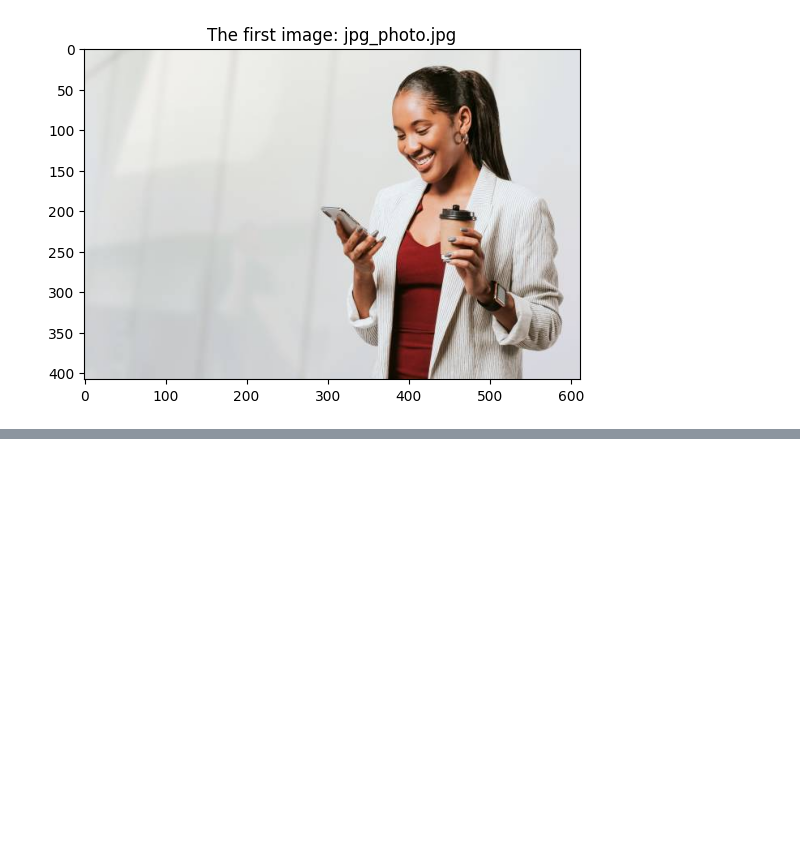
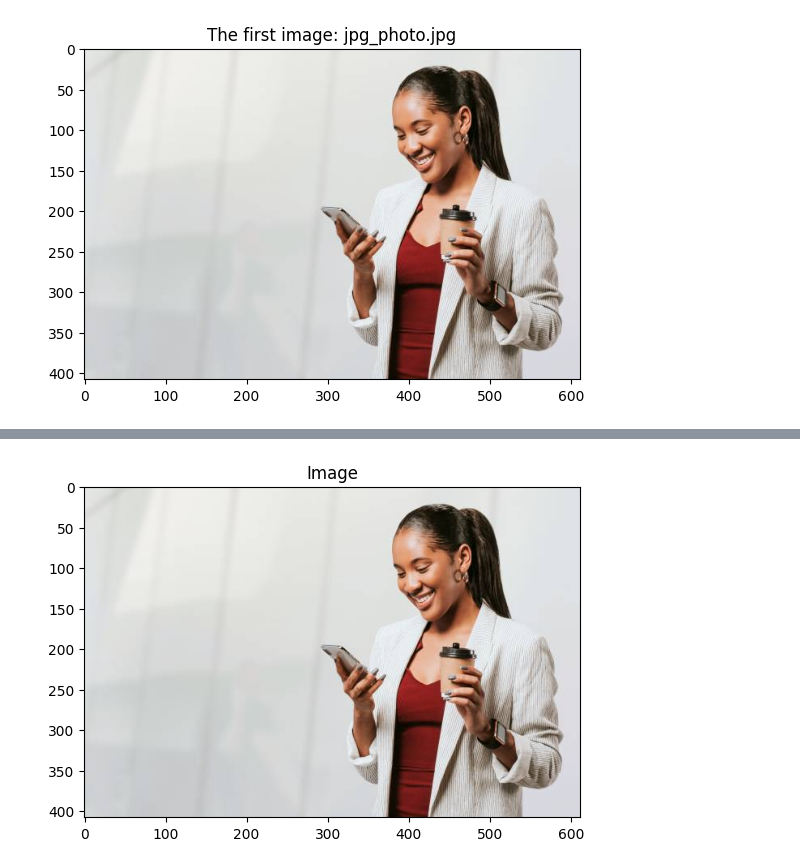
Before and after one commit to OlenaHatala/FaceTrackAI, a Jupyter notebook: notebooks/image_display.ipynb, the cells around one changed output, grey strips where cells are left out. Cells and saved outputs as stored; diff of their text form; code cells hidden in the pictures; blank space fills up the shorter version.

```diff
--- a/notebooks/image_display.ipynb
+++ b/notebooks/image_display.ipynb
@@ -26,0 +59,5 @@ else:
+# %%
+jpg_img = image_loader.load_image("../data/jpg_photo.jpg")
+image_loader.show_image(jpg_img)
+# %% [output]
+[figure, added]
```
Also changed, not shown: parts of 10 cells of this notebook, 2 other files.
